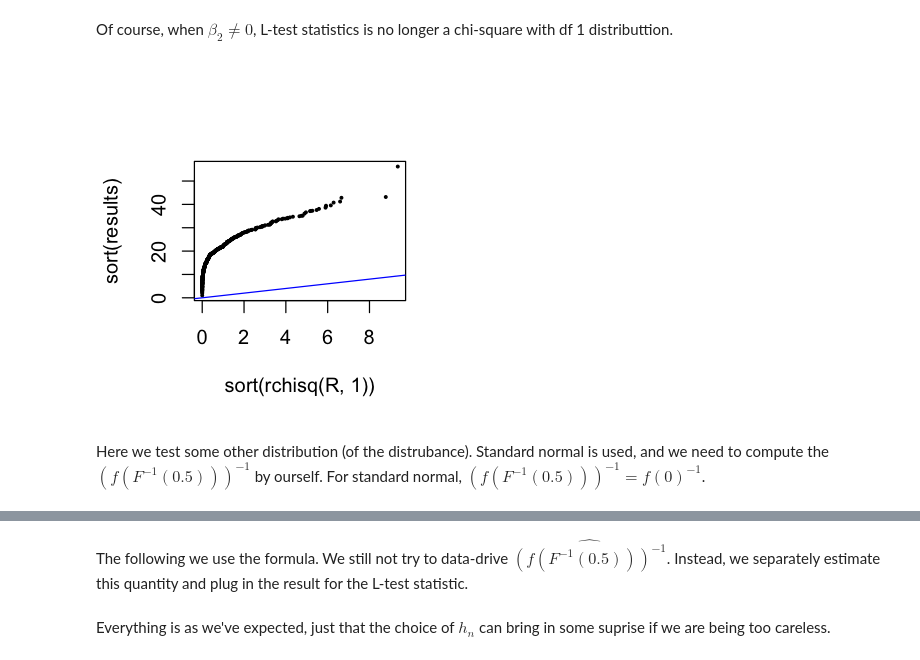
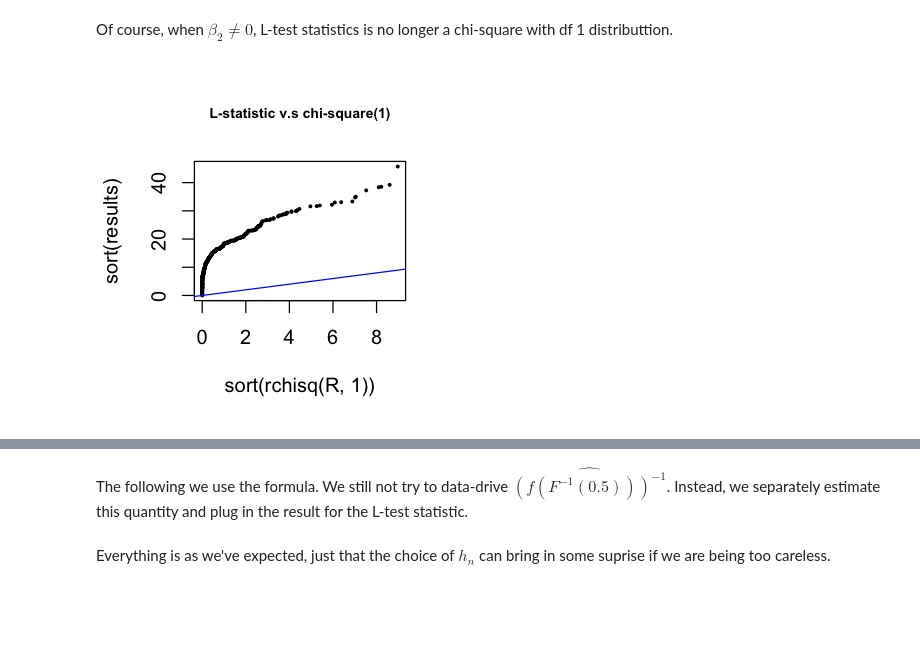
Before and after one commit to xbb66kw/Test, a Jupyter notebook: presentation_4_20.ipynb, the cells around one changed output, grey strips where cells are left out. Cells and saved outputs as stored; diff of their text form; code cells hidden in the pictures; blank space fills up the shorter version.

```diff
--- a/presentation_4_20.ipynb
+++ b/presentation_4_20.ipynb
@@ -70,17 +86,15 @@ Of course, when $\beta_{2} \not= 0$, L-test statistics is no longer a chi-square
 # %%
 beta2 <- 0.3
 
 
 results <- rep(0, R)
 for (i in 1:R) {
     e <- rlaplace(n, m=0, s=2)
     y <- 1 + x1 * beta1 + x2 * beta2 + e
     results[i] <- 2 * (sum(0.5 * abs(rq(y~1 + x1)$resi)) - sum(0.5 * abs(rq(y~1 + x1 + x2)$resi)))
 }
 
-plot(sort(rchisq(R, 1)), sort(results), pch=19, cex = 0.3)
+plot(sort(rchisq(R, 1)), sort(results), pch=19, cex = 0.3, main="L-statistic v.s chi-square(1)", cex.main=0.7)
 abline(0,1, col='blue')
 # %% [output]
-[figure, old version]
+[figure, new version]
-# %% [markdown]
-Here we test some other distribution (of the distrubance). Standard normal is used, and we need to compute the $\left(f(F^{-1}(0.5))\right)^{-1}$ by ourself. For standard normal, $\left(f(F^{-1}(0.5))\right)^{-1} = f(0)^{-1}$.
```
Also changed, not shown: parts of 19 cells of this notebook.
